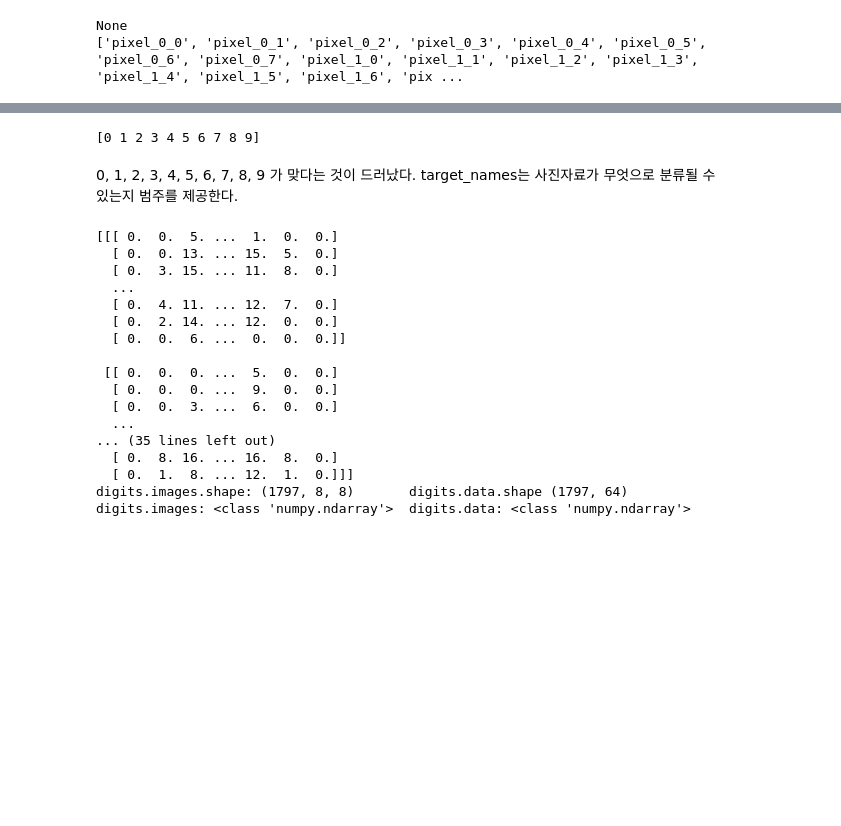
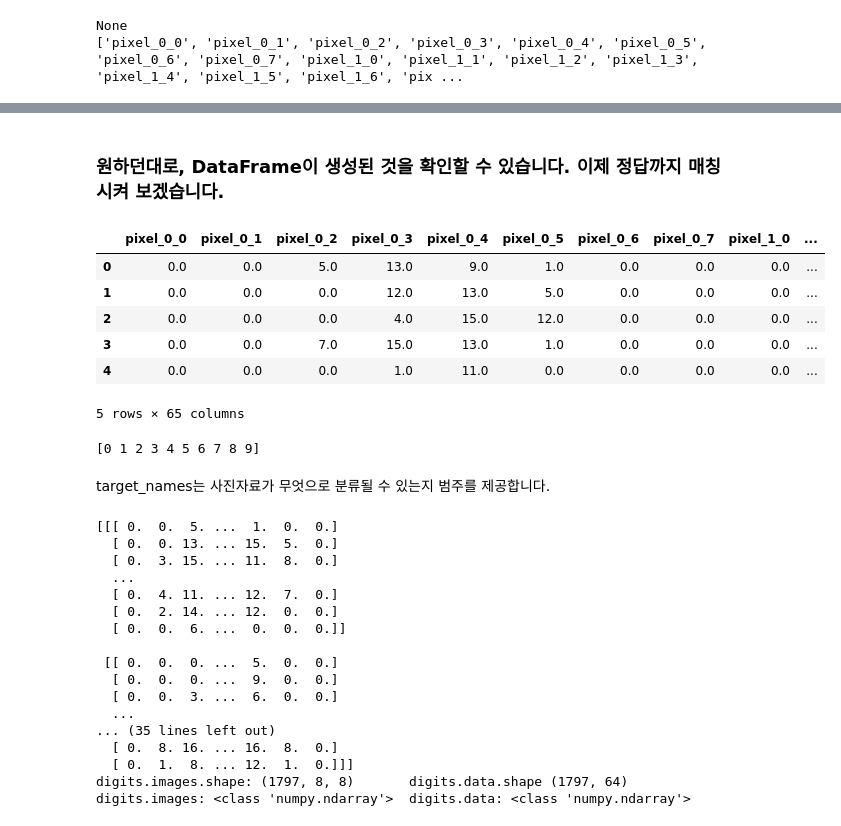
Before and after one commit to SunCreation/aiffel, a Jupyter notebook: Working/AI/Classifier/classifier.ipynb, the cells around one changed output, grey strips where cells are left out. Saved outputs shown, nothing was run; the diff lists cells and outputs as text; code cells hidden in the pictures; blank space fills up the shorter version.

```diff
--- a/Working/AI/Classifier/classifier.ipynb
+++ b/Working/AI/Classifier/classifier.ipynb
@@ -123,9 +132,22 @@ None
+# %% [markdown]
+### 원하던대로, DataFrame이 생성된 것을 확인할 수 있습니다. 이제 정답까지 매칭시켜 보겠습니다.
+# %%
+digits.frame['target'] = digits.target.astype(str)
+digits.frame.head()
+# %% [output]
+|  | pixel_0_0 | pixel_0_1 | pixel_0_2 | pixel_0_3 | pixel_0_4 | pixel_0_5 | pixel_0_6 | pixel_0_7 | pixel_1_0 | ... |
+| 0 | 0.0 | 0.0 | 5.0 | 13.0 | 9.0 | 1.0 | 0.0 | 0.0 | 0.0 | ... |
+| 1 | 0.0 | 0.0 | 0.0 | 12.0 | 13.0 | 5.0 | 0.0 | 0.0 | 0.0 | ... |
+| 2 | 0.0 | 0.0 | 0.0 | 4.0 | 15.0 | 12.0 | 0.0 | 0.0 | 0.0 | ... |
+| 3 | 0.0 | 0.0 | 7.0 | 15.0 | 13.0 | 1.0 | 0.0 | 0.0 | 0.0 | ... |
+| 4 | 0.0 | 0.0 | 0.0 | 1.0 | 11.0 | 0.0 | 0.0 | 0.0 | 0.0 | ... |
+5 rows × 65 columns
 # %%
 print(digits.target_names)
 # %% [output]
 [0 1 2 3 4 5 6 7 8 9]
-# %% [markdown]
-0, 1, 2, 3, 4, 5, 6, 7, 8, 9 가 맞다는 것이 드러났다. target_names는 사진자료가 무엇으로 분류될 수 있는지 범주를 제공한다.
+# %% [markdown]
+target_names는 사진자료가 무엇으로 분류될 수 있는지 범주를 제공합니다.
 # %%
 print(digits.images)
 print("digits.images.shape:", digits.images.shape, "\tdigits.data.shape",digits.data.shape)
```
Also changed, not shown: parts of 23 cells of this notebook, 1 other file.
